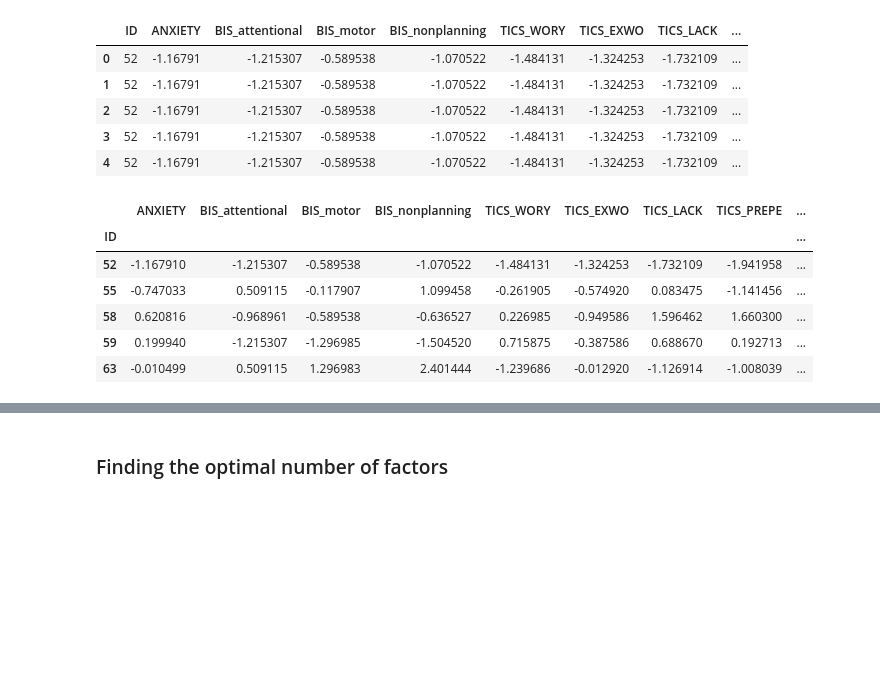
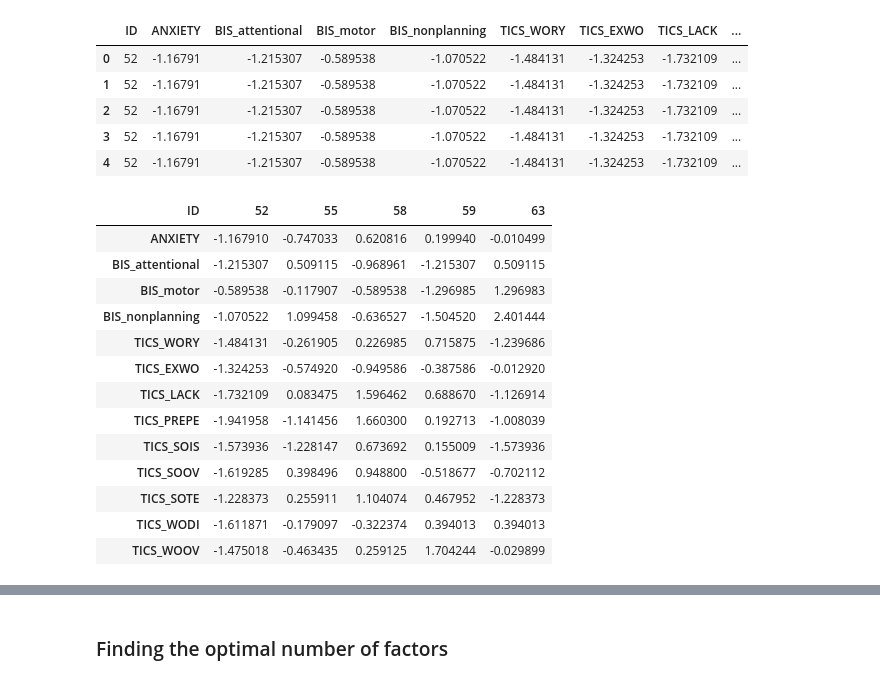
Before and after one commit to 2020201079/brsm-project, a Jupyter notebook: BRSM_Project.ipynb, the cells around one changed output, grey strips where cells are left out. Drawn from its saved outputs; the diff is of its cells as text; code cells hidden in the pictures; blank space fills up the shorter version.

```diff
--- a/BRSM_Project.ipynb
+++ b/BRSM_Project.ipynb
@@ -424,13 +464,23 @@ df_change[stress_cols].head()
 | 4 | 52 | -1.16791 | -1.215307 | -0.589538 | -1.070522 | -1.484131 | -1.324253 | -1.732109 | ... |
 # %%
 df_stress = df_change[stress_cols].copy().groupby(by='ID').mean().dropna()
+# %%
+pd.options.display.max_columns = None
+pd.options.display.max_rows = None
 # %%
-df_stress.head()
+df_stress.head().T
 # %% [output]
-|  | ANXIETY | BIS_attentional | BIS_motor | BIS_nonplanning | TICS_WORY | TICS_EXWO | TICS_LACK | TICS_PREPE | ... |
-| ID |  |  |  |  |  |  |  |  | ... |
-| 52 | -1.167910 | -1.215307 | -0.589538 | -1.070522 | -1.484131 | -1.324253 | -1.732109 | -1.941958 | ... |
-| 55 | -0.747033 | 0.509115 | -0.117907 | 1.099458 | -0.261905 | -0.574920 | 0.083475 | -1.141456 | ... |
-| 58 | 0.620816 | -0.968961 | -0.589538 | -0.636527 | 0.226985 | -0.949586 | 1.596462 | 1.660300 | ... |
-| 59 | 0.199940 | -1.215307 | -1.296985 | -1.504520 | 0.715875 | -0.387586 | 0.688670 | 0.192713 | ... |
-| 63 | -0.010499 | 0.509115 | 1.296983 | 2.401444 | -1.239686 | -0.012920 | -1.126914 | -1.008039 | ... |
+| ID | 52 | 55 | 58 | 59 | 63 |
+| ANXIETY | -1.167910 | -0.747033 | 0.620816 | 0.199940 | -0.010499 |
+| BIS_attentional | -1.215307 | 0.509115 | -0.968961 | -1.215307 | 0.509115 |
+| BIS_motor | -0.589538 | -0.117907 | -0.589538 | -1.296985 | 1.296983 |
+| BIS_nonplanning | -1.070522 | 1.099458 | -0.636527 | -1.504520 | 2.401444 |
+| TICS_WORY | -1.484131 | -0.261905 | 0.226985 | 0.715875 | -1.239686 |
+| TICS_EXWO | -1.324253 | -0.574920 | -0.949586 | -0.387586 | -0.012920 |
+| TICS_LACK | -1.732109 | 0.083475 | 1.596462 | 0.688670 | -1.126914 |
+| TICS_PREPE | -1.941958 | -1.141456 | 1.660300 | 0.192713 | -1.008039 |
+| TICS_SOIS | -1.573936 | -1.228147 | 0.673692 | 0.155009 | -1.573936 |
+| TICS_SOOV | -1.619285 | 0.398496 | 0.948800 | -0.518677 | -0.702112 |
+| TICS_SOTE | -1.228373 | 0.255911 | 1.104074 | 0.467952 | -1.228373 |
+| TICS_WODI | -1.611871 | -0.179097 | -0.322374 | 0.394013 | 0.394013 |
+| TICS_WOOV | -1.475018 | -0.463435 | 0.259125 | 1.704244 | -0.029899 |
```
Also changed, not shown: parts of 33 cells of this notebook.
